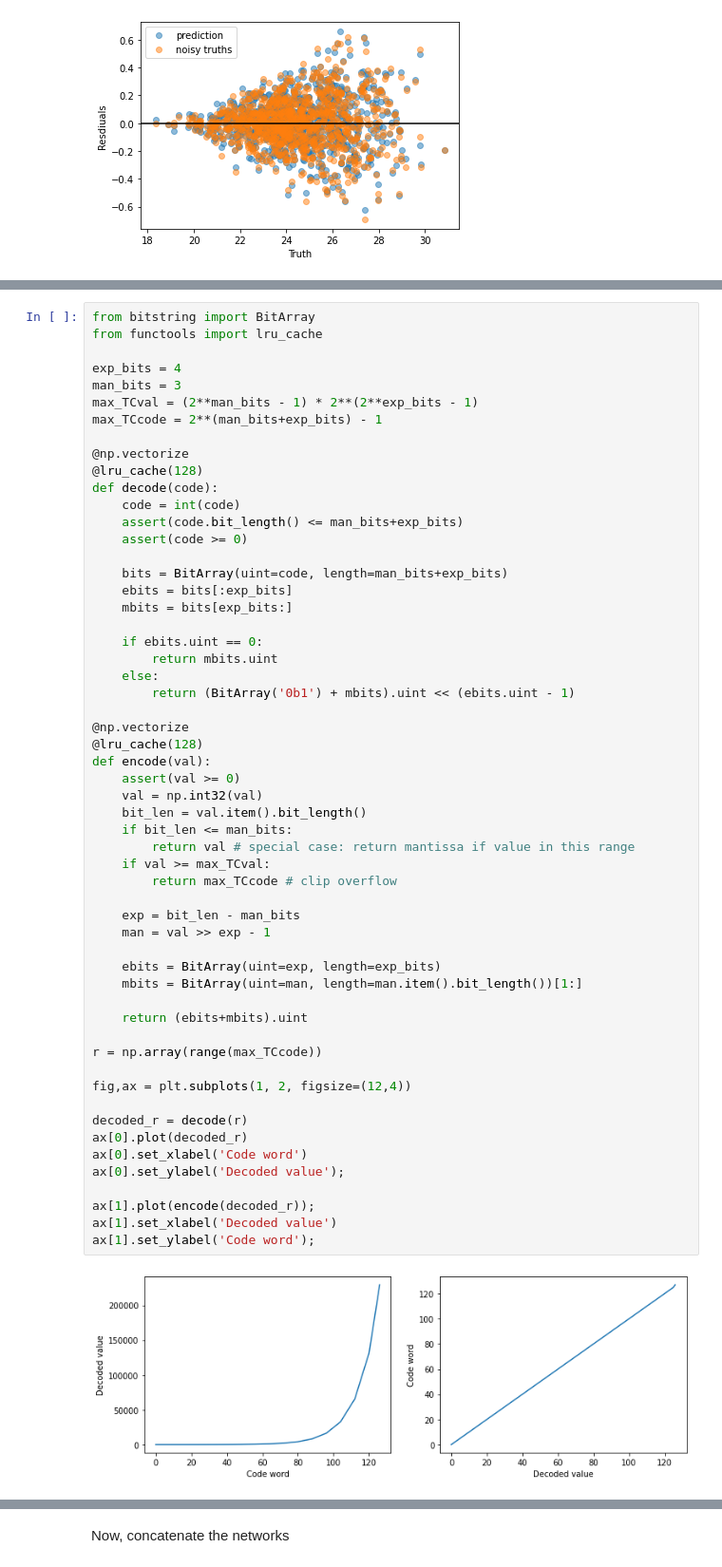
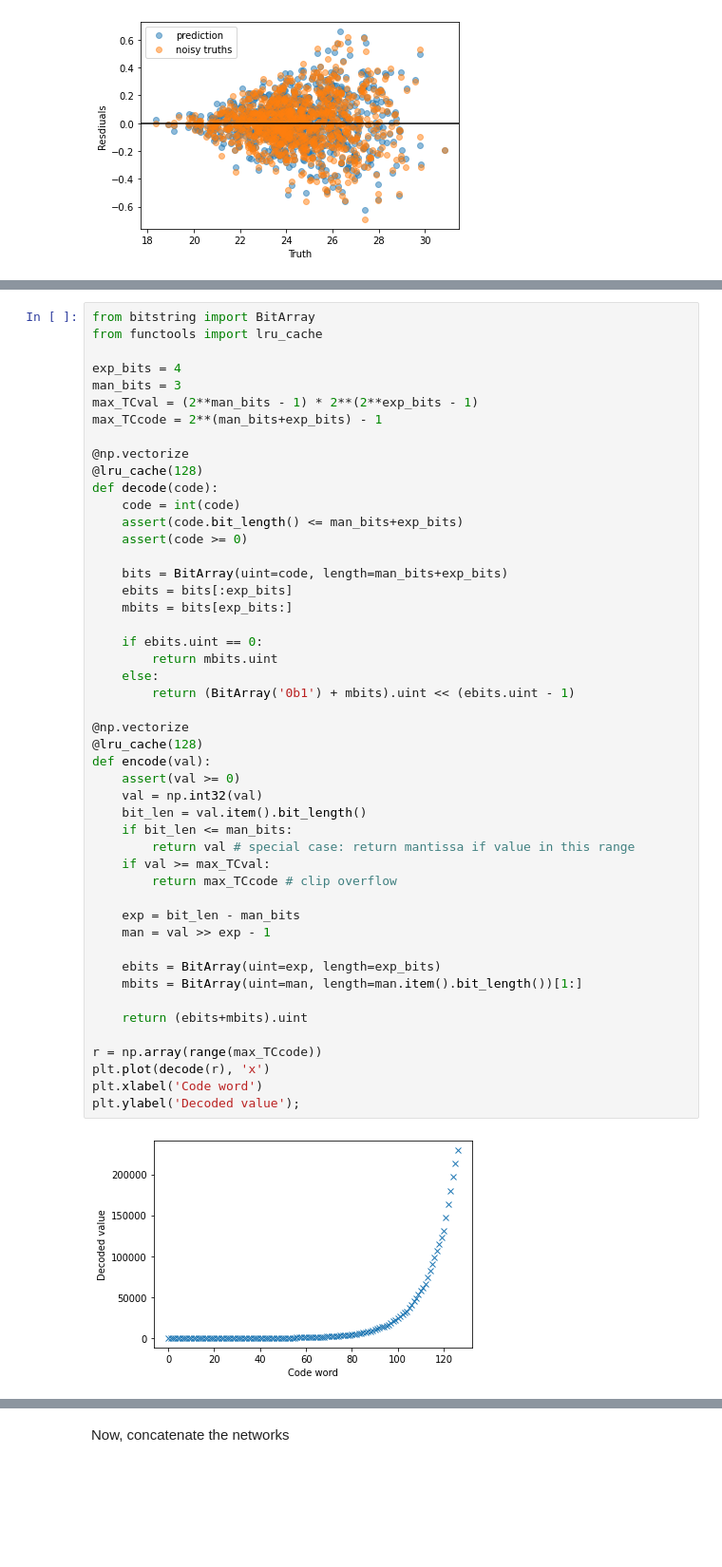
Before and after one commit to dpwinter/random_stuff, a Jupyter notebook: regressing_noisy_data.ipynb, the cells around one changed output, grey strips where cells are left out. Shown at 95% size. Saved outputs shown, nothing was run; the diff lists cells and outputs as text; blank space fills up the shorter version.

```diff
--- a/regressing_noisy_data.ipynb
+++ b/regressing_noisy_data.ipynb
@@ -220,43 +224,35 @@ def decode(code):
     bits = BitArray(uint=code, length=man_bits+exp_bits)
     ebits = bits[:exp_bits]
     mbits = bits[exp_bits:]
 
     if ebits.uint == 0:
         return mbits.uint
     else:
         return (BitArray('0b1') + mbits).uint << (ebits.uint - 1)
 
 @np.vectorize
 @lru_cache(128)
 def encode(val):
     assert(val >= 0)
     val = np.int32(val)
     bit_len = val.item().bit_length()
     if bit_len <= man_bits:
         return val # special case: return mantissa if value in this range
     if val >= max_TCval:
         return max_TCcode # clip overflow
 
     exp = bit_len - man_bits
     man = val >> exp - 1
 
     ebits = BitArray(uint=exp, length=exp_bits)
     mbits = BitArray(uint=man, length=man.item().bit_length())[1:]
 
     return (ebits+mbits).uint
 
 r = np.array(range(max_TCcode))
-
-fig,ax = plt.subplots(1, 2, figsize=(12,4))
-
-decoded_r = decode(r)
-ax[0].plot(decoded_r)
-ax[0].set_xlabel('Code word')
-ax[0].set_ylabel('Decoded value');
-
-ax[1].plot(encode(decoded_r));
-ax[1].set_xlabel('Decoded value')
-ax[1].set_ylabel('Code word');
+plt.plot(decode(r), 'x')
+plt.xlabel('Code word')
+plt.ylabel('Decoded value');
 # %% [output]
-[figure, old version]
+[figure, new version]
 # %% [markdown]
```
Also changed, not shown: parts of 35 cells of this notebook.
